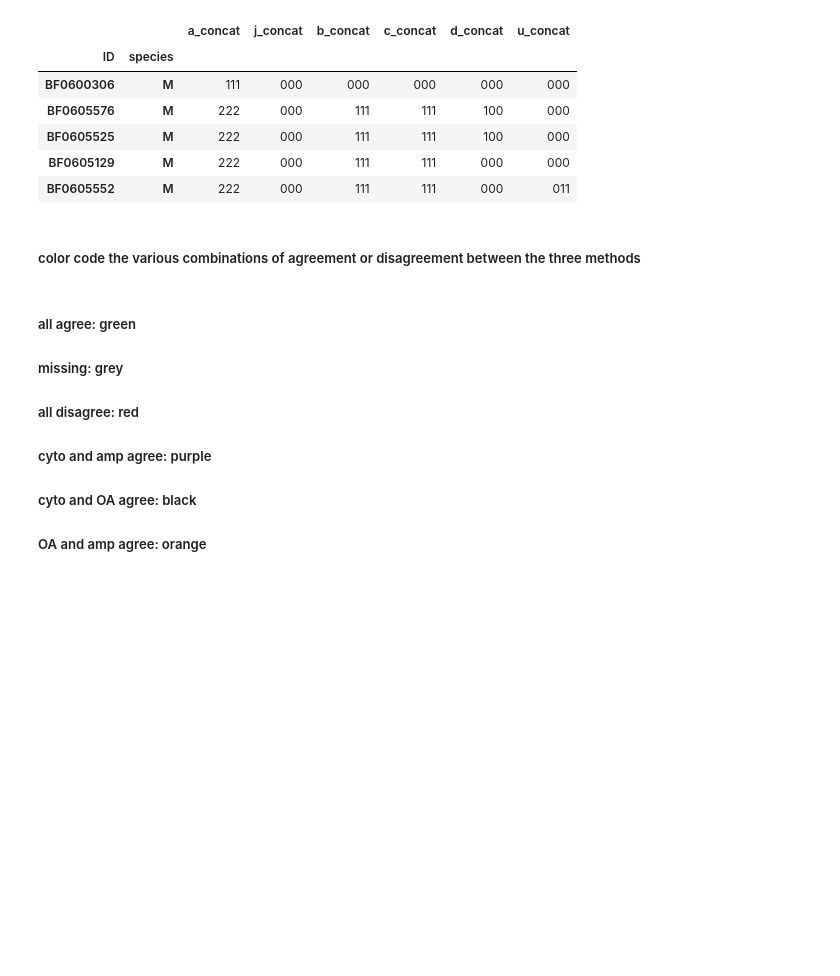
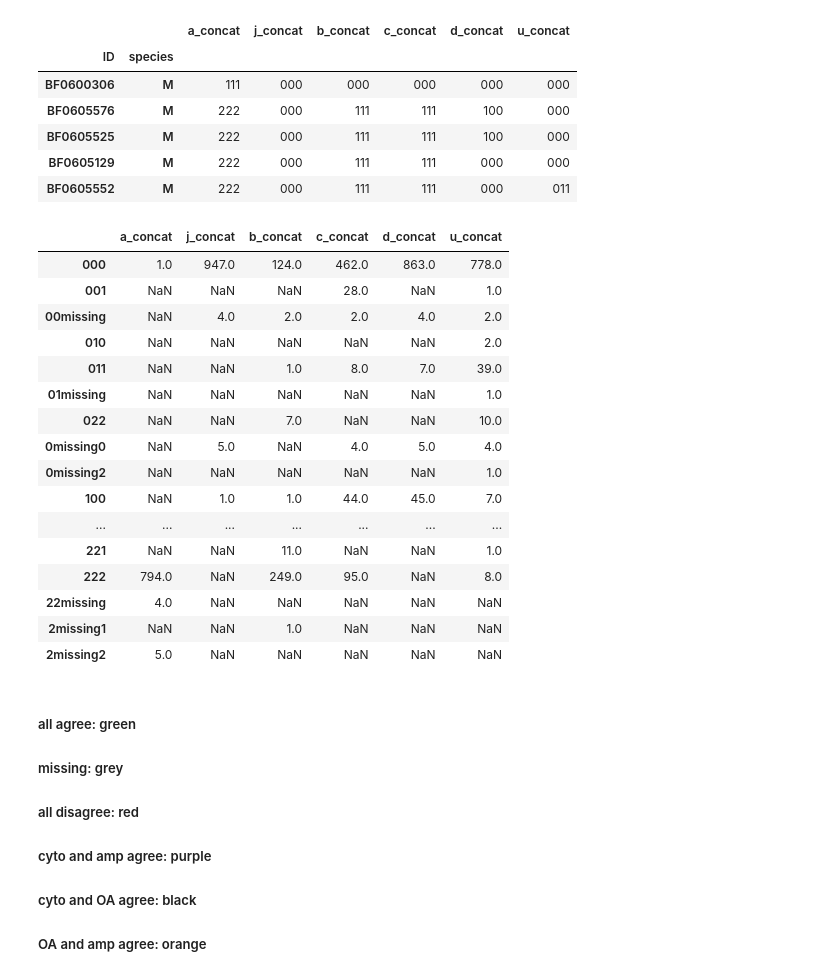
Before and after one commit to rrlove/molec_karyo_notebooks, a Jupyter notebook: Figure_2_heatmap.ipynb, the cells around one changed output. Saved outputs shown, nothing was run; the diff lists cells and outputs as text; code cells hidden in the pictures; blank space fills up the shorter version.

```diff
--- a/Figure_2_heatmap.ipynb
+++ b/Figure_2_heatmap.ipynb
@@ -132,8 +119,26 @@ trimmed.head()
 | BF0605525 | M | 222 | 000 | 111 | 111 | 100 | 000 |
 | BF0605129 | M | 222 | 000 | 111 | 111 | 000 | 000 |
 | BF0605552 | M | 222 | 000 | 111 | 111 | 000 | 011 |
-# %% [markdown]
-##### color code the various combinations of agreement or disagreement between the three methods
+# %%
+trimmed.apply(pd.Series.value_counts)
+# %% [output]
+|  | a_concat | j_concat | b_concat | c_concat | d_concat | u_concat |
+| 000 | 1.0 | 947.0 | 124.0 | 462.0 | 863.0 | 778.0 |
+| 001 | NaN | NaN | NaN | 28.0 | NaN | 1.0 |
+| 00missing | NaN | 4.0 | 2.0 | 2.0 | 4.0 | 2.0 |
+| 010 | NaN | NaN | NaN | NaN | NaN | 2.0 |
+| 011 | NaN | NaN | 1.0 | 8.0 | 7.0 | 39.0 |
+| 01missing | NaN | NaN | NaN | NaN | NaN | 1.0 |
+| 022 | NaN | NaN | 7.0 | NaN | NaN | 10.0 |
+| 0missing0 | NaN | 5.0 | NaN | 4.0 | 5.0 | 4.0 |
+| 0missing2 | NaN | NaN | NaN | NaN | NaN | 1.0 |
+| 100 | NaN | 1.0 | 1.0 | 44.0 | 45.0 | 7.0 |
+| ... | ... | ... | ... | ... | ... | ... |
+| 221 | NaN | NaN | 11.0 | NaN | NaN | 1.0 |
+| 222 | 794.0 | NaN | 249.0 | 95.0 | NaN | 8.0 |
+| 22missing | 4.0 | NaN | NaN | NaN | NaN | NaN |
+| 2missing1 | NaN | NaN | 1.0 | NaN | NaN | NaN |
+| 2missing2 | 5.0 | NaN | NaN | NaN | NaN | NaN |
 # %% [markdown]
 ##### all agree: green
 ##### missing: grey
```
Also changed, not shown: parts of 23 cells of this notebook.
